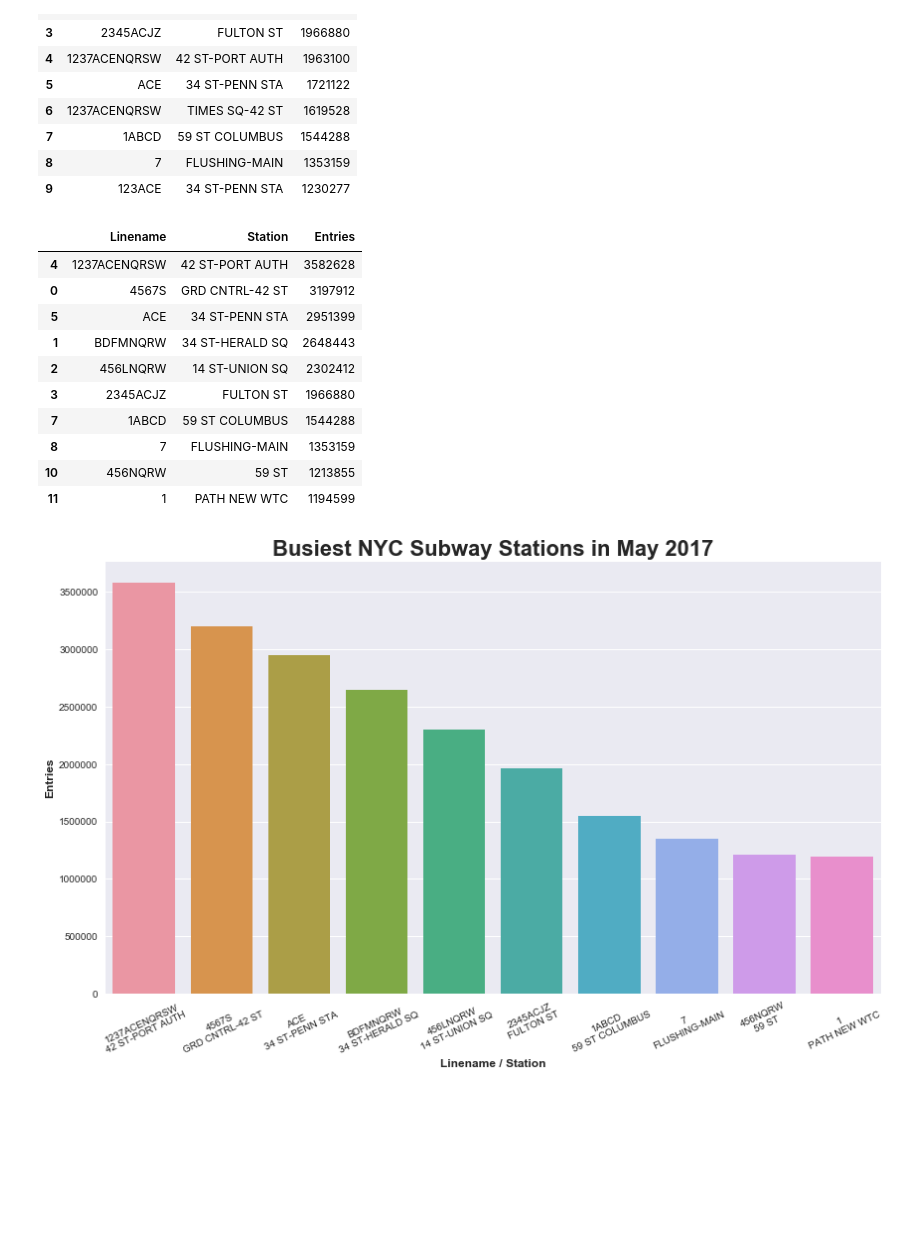
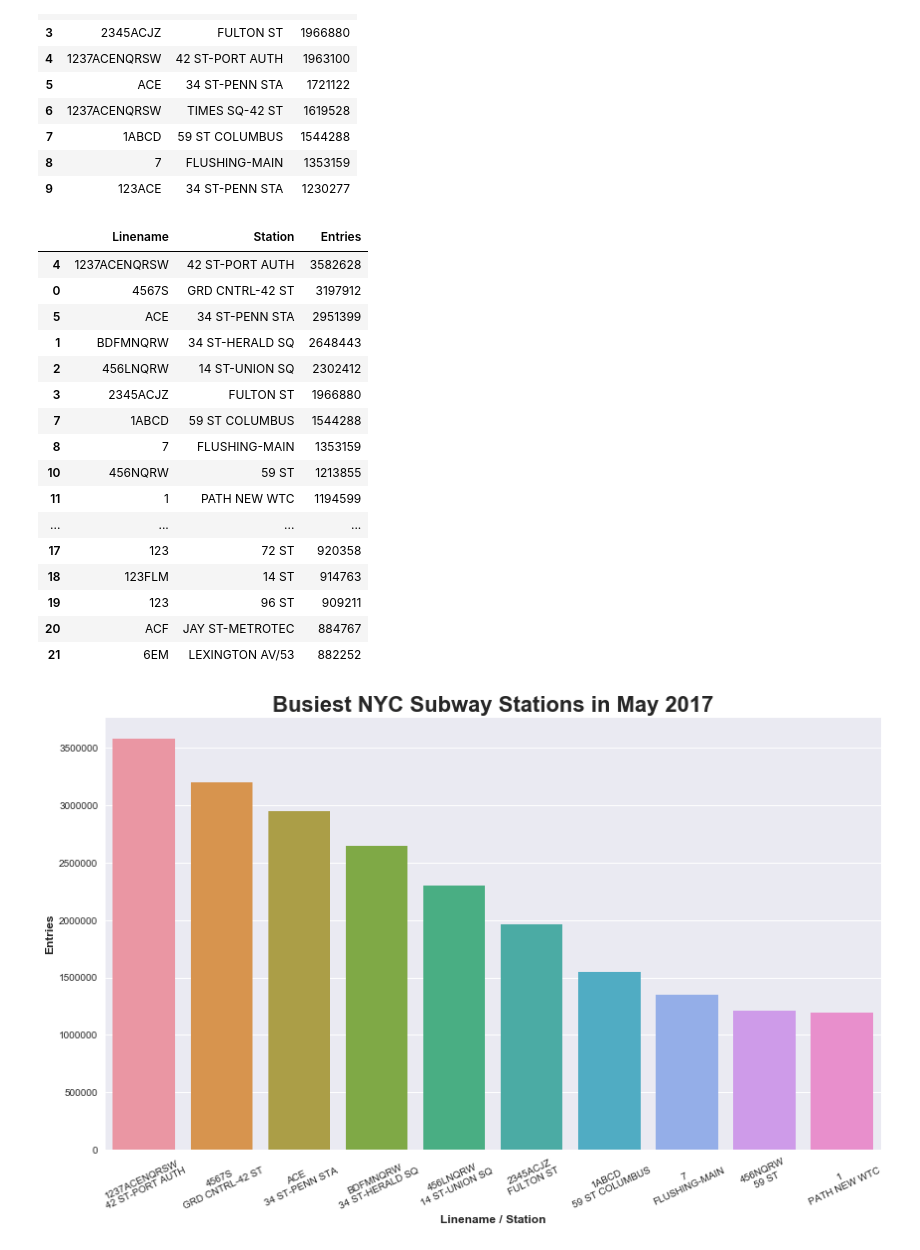
Before and after one commit to zuzhaoye/MTA_Data_Analysis, a Jupyter notebook: Project1_Final2d.ipynb, the cells around one changed output. Cells and saved outputs as stored; diff of their text form; code cells hidden in the pictures; blank space fills up the shorter version.

```diff
--- a/Project1_Final2d.ipynb
+++ b/Project1_Final2d.ipynb
@@ -131,20 +131,26 @@ busiest_turnstile_no_dup_df.drop([6,9],inplace=True)
 # %%
 busiest_turnstile_no_dup_df.loc[4, 'Entries'] = times_sq_entries + times_sq_dup_entries
 busiest_turnstile_no_dup_df.loc[5, 'Entries'] = st_penn_entries + st_penn_dup_entries
-busiest_turnstile_no_dup_df = busiest_turnstile_df.sort_values(by='Entries',ascending=False)[:10]
+busiest_turnstile_no_dup_df = busiest_turnstile_df.sort_values(by='Entries',ascending=False)[:20]
 busiest_turnstile_no_dup_df
 # %% [output]
 |  | Linename | Station | Entries |
 | 4 | 1237ACENQRSW | 42 ST-PORT AUTH | 3582628 |
 | 0 | 4567S | GRD CNTRL-42 ST | 3197912 |
 | 5 | ACE | 34 ST-PENN STA | 2951399 |
 | 1 | BDFMNQRW | 34 ST-HERALD SQ | 2648443 |
 | 2 | 456LNQRW | 14 ST-UNION SQ | 2302412 |
 | 3 | 2345ACJZ | FULTON ST | 1966880 |
 | 7 | 1ABCD | 59 ST COLUMBUS | 1544288 |
 | 8 | 7 | FLUSHING-MAIN | 1353159 |
 | 10 | 456NQRW | 59 ST | 1213855 |
 | 11 | 1 | PATH NEW WTC | 1194599 |
+| ... | ... | ... | ... |
+| 17 | 123 | 72 ST | 920358 |
+| 18 | 123FLM | 14 ST | 914763 |
+| 19 | 123 | 96 ST | 909211 |
+| 20 | ACF | JAY ST-METROTEC | 884767 |
+| 21 | 6EM | LEXINGTON AV/53 | 882252 |
 # %%
 plt.figure(figsize=(14,8))
 sb.barplot(busiest_turnstile_no_dup_df['Linename'] + '\n' + busiest_turnstile_no_dup_df['Station'], busiest_turnstile_no_dup_df['Entries'])
```
Also changed, not shown: parts of 3 cells of this notebook.
